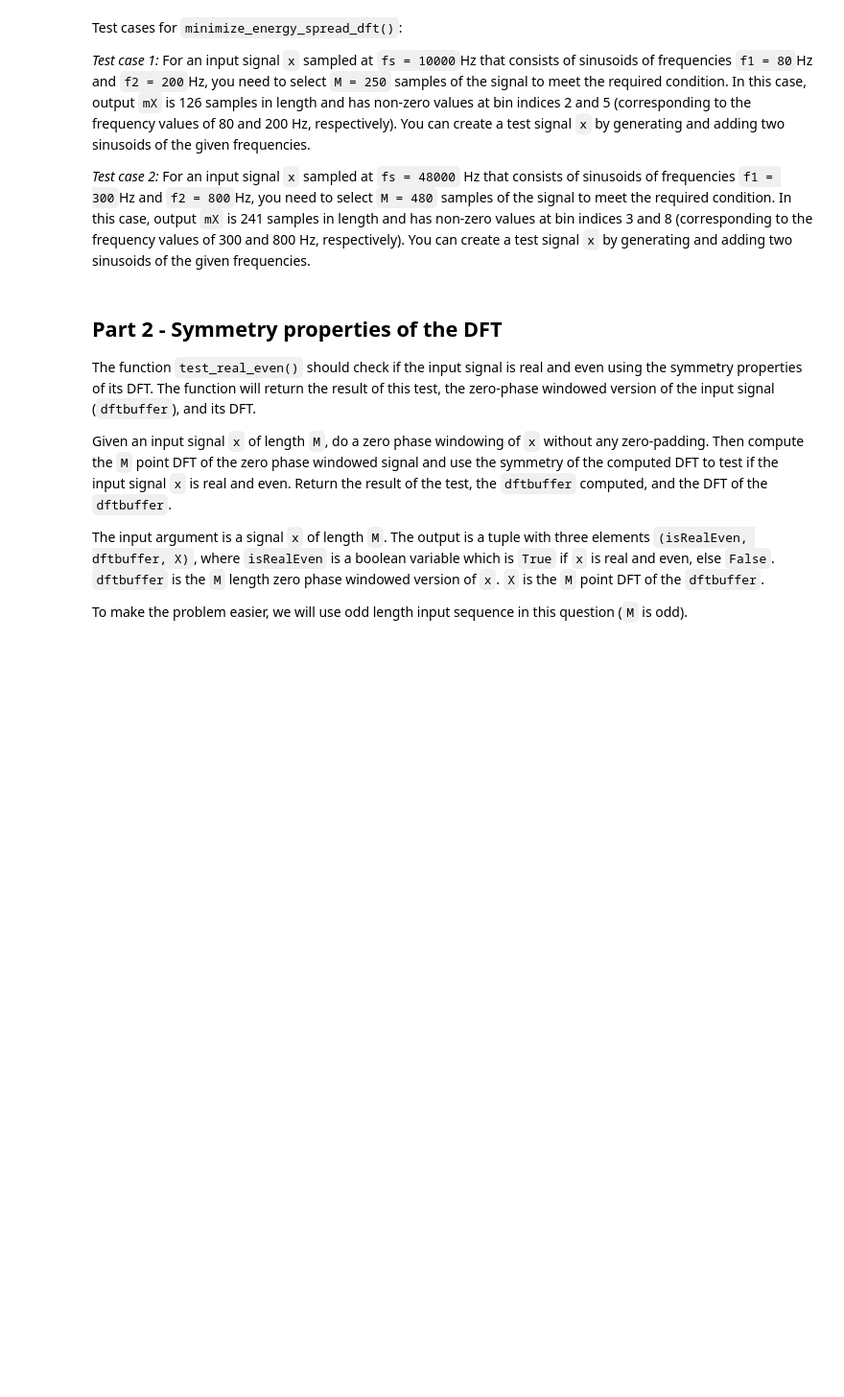
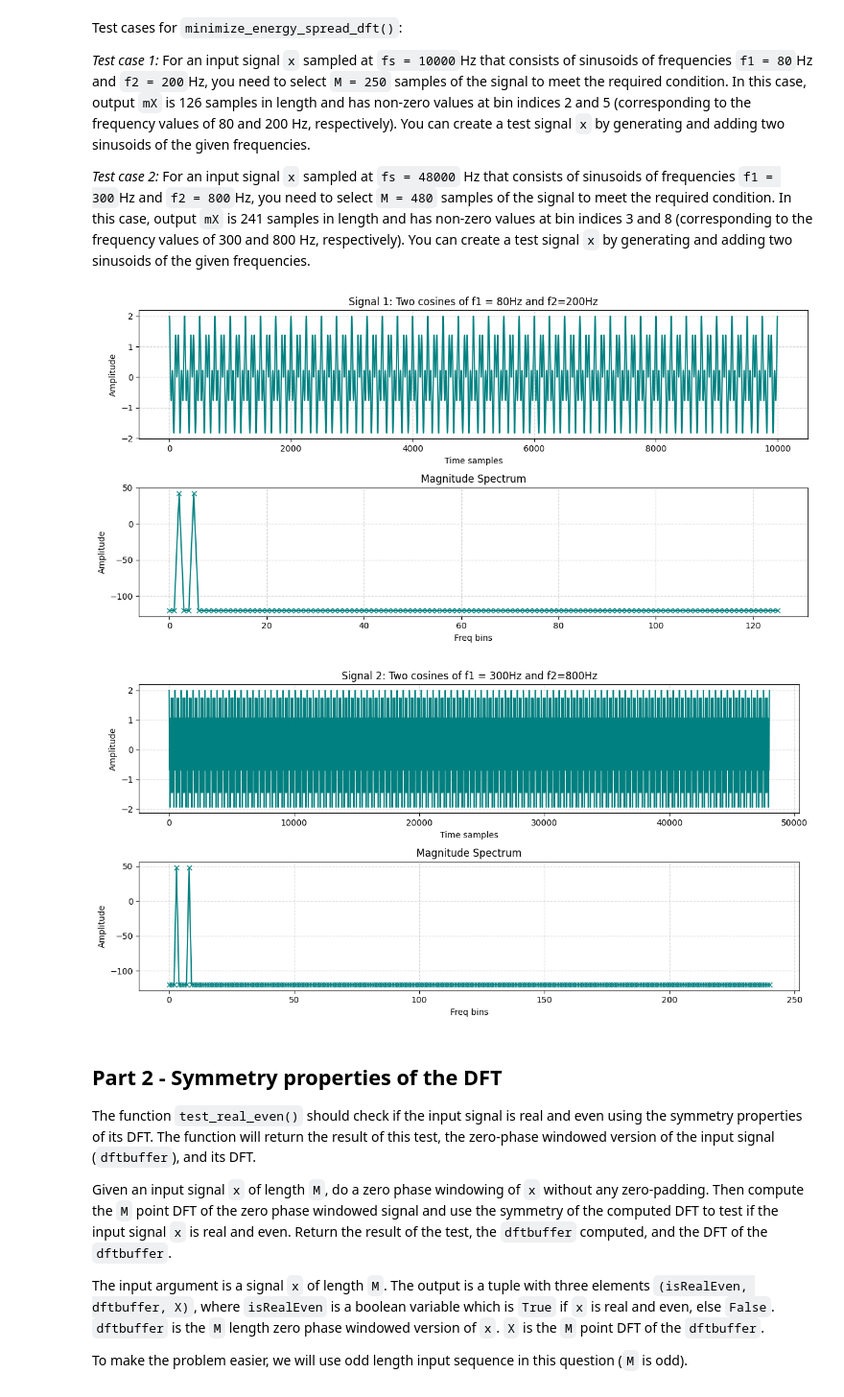
Before and after one commit to inesbroto/sms-tools-materials, a Jupyter notebook: exercises/E3-Fourier-properties.ipynb, the cells around one changed output. Shown at 96% size. Saved outputs shown, nothing was run; the diff lists cells and outputs as text; code cells hidden in the pictures; blank space fills up the shorter version.

```diff
--- a/exercises/E3-Fourier-properties.ipynb
+++ b/exercises/E3-Fourier-properties.ipynb
@@ -80,6 +78,11 @@ def minimize_energy_spread_dft(x, fs, f1, f2):
 
     """
     ### Your code here
+    M = np.lcm(int(fs/f1), int(fs/f2))
+    X = fft(x=x, n=M)
+    X[X<=1e-6] = 1e-6
+    mX = 20*np.emath.logn(10,abs(X[:(M//2)+1]))
+    return mX
 # %% [markdown]
 Test cases for `minimize_energy_spread_dft()`:
 
@@ -94,3 +92,67 @@ _Test case 2:_ For an input signal `x` sampled at `fs = 48000` Hz that consists
+# %%
+# E3 - 1.2: Compute and plot the two input signals proposed above, call the function minimize_energy_spread_dft(),
+# and plot the output magnitude spectra
+
+### Your code here
+len_sec = 1
+fs = 10000
+N = len_sec*fs
+f1 = 80
+f2=200
+sig1 = np.cos(2*np.pi*f1*np.arange(N)/fs) + np.cos(2*np.pi*f2*np.arange(N)/fs)
+mX = minimize_energy_spread_dft(sig1,fs, f1, f2 )
+
+
+plt.figure(figsize=(12, 6))
+plt.subplot(2, 1, 1)
+plt.plot(np.arange(N), sig1, color='teal')
+plt.title(f"Signal 1: Two cosines of f1 = {f1}Hz and f2={f2}Hz")
+plt.xlabel("Time samples")
+plt.ylabel("Amplitude")
+plt.grid(True, linestyle='--', alpha=0.5)
+
+plt.subplot(2, 1, 2)
+plt.plot(np.arange(len(mX)), mX, '-x', color='teal')
+#plt.plot(np.repeat(N/2, N/2+15),np.arange(-15,N/2, 1), '--', color='orange')
+plt.title("Magnitude Spectrum")
+plt.xlabel("Freq bins")
+plt.ylabel("Amplitude")
+plt.grid(True, linestyle='--', alpha=0.5)
+
+plt.tight_layout()
+plt.show()
+
+
+len_sec = 1
+fs = 48000
+N = len_sec*fs
+f1 = 300
+f2=800
+sig1 = np.cos(2*np.pi*f1*np.arange(N)/fs) + np.cos(2*np.pi*f2*np.arange(N)/fs)
+mX = minimize_energy_spread_dft(sig1,fs, f1, f2 )
+
+
+plt.figure(figsize=(12, 6))
+plt.subplot(2, 1, 1)
+plt.plot(np.arange(N), sig1, color='teal')
+plt.title(f"Signal 2: Two cosines of f1 = {f1}Hz and f2={f2}Hz")
+plt.xlabel("Time samples")
+plt.ylabel("Amplitude")
+plt.grid(True, linestyle='--', alpha=0.5)
+
+plt.subplot(2, 1, 2)
+plt.plot(np.arange(len(mX)), mX, '-x', color='teal')
+#plt.plot(np.repeat(N/2, N/2+15),np.arange(-15,N/2, 1), '--', color='orange')
+plt.title("Magnitude Spectrum")
+plt.xlabel("Freq bins")
+plt.ylabel("Amplitude")
+plt.grid(True, linestyle='--', alpha=0.5)
+
+plt.tight_layout()
+plt.show()
+# %% [output]
+[figure, added]
+[figure, added]
 # %% [markdown]
 ## Part 2 - Symmetry properties of the DFT
 
```
Also changed, not shown: parts of 5 cells of this notebook.
